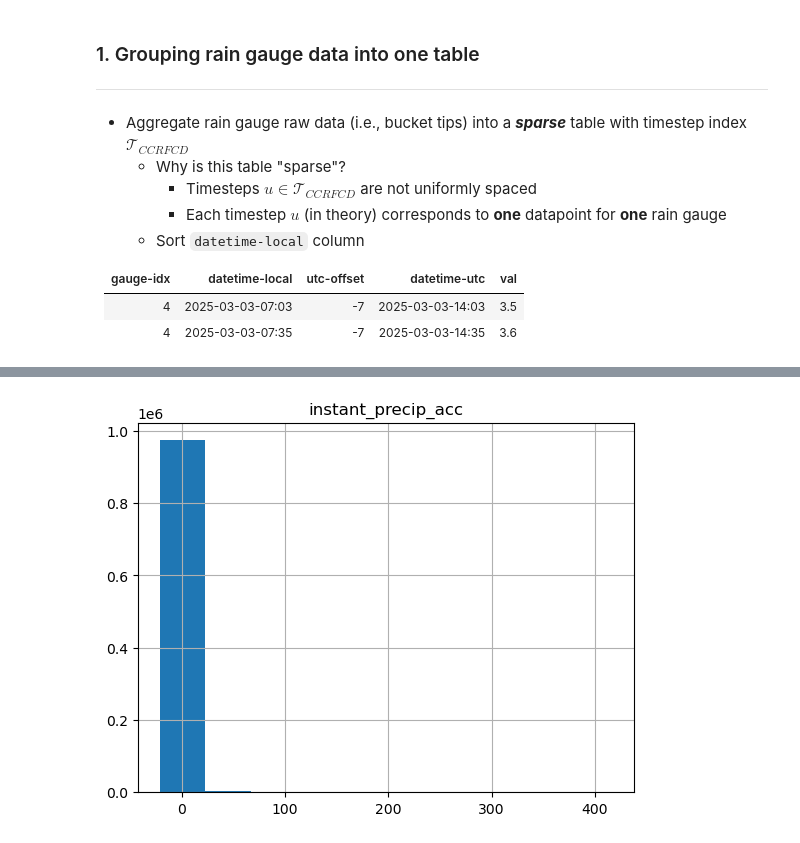
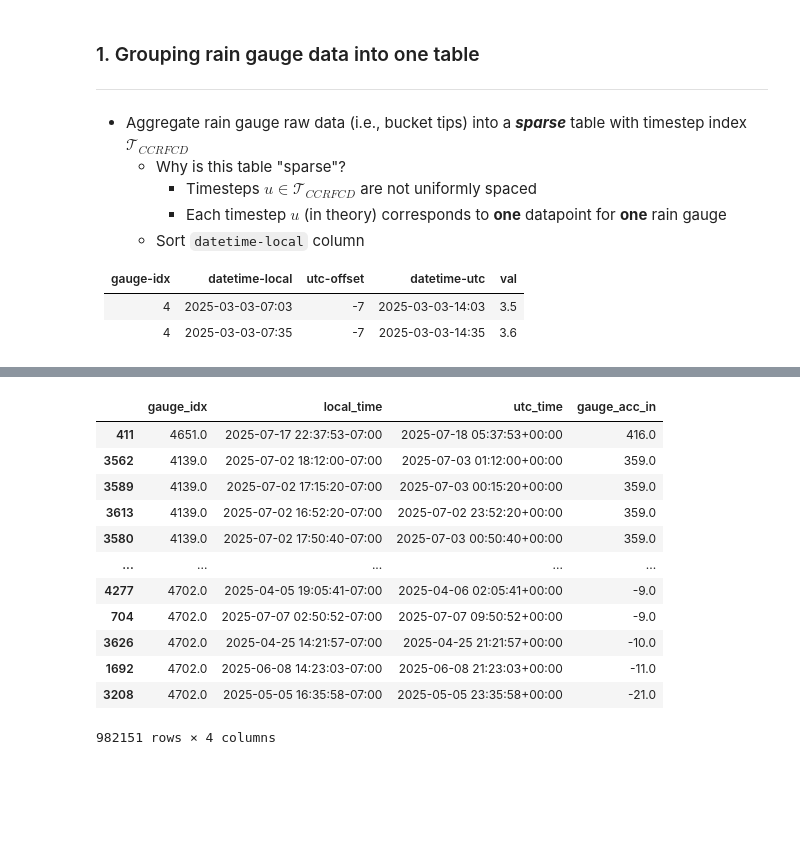
Before and after one commit to leharris3/piml-qpe, a Jupyter notebook: dataset.ipynb, the cells around one changed output, grey strips where cells are left out. Drawn from its saved outputs; the diff is of its cells as text; code cells hidden in the pictures; blank space fills up the shorter version.

Commit message:
dataset construction

```diff
--- a/dataset.ipynb
+++ b/dataset.ipynb
@@ -62,4 +34,12 @@ UTC Time: 2025-07-23 20:00:00+00:00
 # %%
+from datetime import datetime
+from zoneinfo import ZoneInfo
+
+
+# PST/PDT
+las_vegas_tz = ZoneInfo("America/Los_Angeles")
+
+
 def gen_rg_df(df: pd.DataFrame, gauge_idx: int) -> pd.DataFrame:
 
     local_dts = []
@@ -83,17 +63,22 @@ def gen_rg_df(df: pd.DataFrame, gauge_idx: int) -> pd.DataFrame:
     instant_rain_acc = df["Value"]
 
     gauge_df = pd.DataFrame({
-        'gauge_idx': [gauge_idx] * len(local_dts),
+        'gauge_idx': [gauge_idx] * len(local_dts), # repeat gauge_id for number of rows
         'local_time': local_dts,
         'utc_time': utc_dts,
-        'instant_precip_acc': instant_rain_acc,
+        'gauge_acc_in': instant_rain_acc,
     })
 
     return gauge_df
 # %%
+from tqdm import tqdm
+
+
 master_df: pd.DataFrame | None = None
 
-for fp in rg_fps:
+# iterate through CCRFCD rain gauge raw data `.csv` files
+# open each dataframe; calculate utc datetime, append df to `master_df`
+for fp in tqdm(rg_fps):
 
     # hackey way of getting the rain gauge's idx from the fp
     rg_idx = int(fp.split("_")[-1: ][0].strip(".csv"))
@@ -104,8 +89,7 @@ for fp in rg_fps:
     if master_df is None:
         master_df = rg_df
     else:
+
+        # vertical concatination
         _temp_df = pd.concat([master_df, rg_df], axis=0)
         master_df = _temp_df
-
-
-_temp_df.head()
@@ -119,5 +96,17 @@ _temp_df.head()
-# %%
-_temp_df["instant_precip_acc"].min(), _temp_df["instant_precip_acc"].max()
-_temp_df.hist("instant_precip_acc");
-# %% [output]
-[figure, removed]
+# %%
+# hmm... there are some unrealistically large/small values in our dataset
+master_df.sort_values("gauge_acc_in", ascending=False)
+# %% [output]
+|  | gauge_idx | local_time | utc_time | gauge_acc_in |
+| 411 | 4651.0 | 2025-07-17 22:37:53-07:00 | 2025-07-18 05:37:53+00:00 | 416.0 |
+| 3562 | 4139.0 | 2025-07-02 18:12:00-07:00 | 2025-07-03 01:12:00+00:00 | 359.0 |
+| 3589 | 4139.0 | 2025-07-02 17:15:20-07:00 | 2025-07-03 00:15:20+00:00 | 359.0 |
+| 3613 | 4139.0 | 2025-07-02 16:52:20-07:00 | 2025-07-02 23:52:20+00:00 | 359.0 |
+| 3580 | 4139.0 | 2025-07-02 17:50:40-07:00 | 2025-07-03 00:50:40+00:00 | 359.0 |
+| ... | ... | ... | ... | ... |
+| 4277 | 4702.0 | 2025-04-05 19:05:41-07:00 | 2025-04-06 02:05:41+00:00 | -9.0 |
+| 704 | 4702.0 | 2025-07-07 02:50:52-07:00 | 2025-07-07 09:50:52+00:00 | -9.0 |
+| 3626 | 4702.0 | 2025-04-25 14:21:57-07:00 | 2025-04-25 21:21:57+00:00 | -10.0 |
+| 1692 | 4702.0 | 2025-06-08 14:23:03-07:00 | 2025-06-08 21:23:03+00:00 | -11.0 |
+| 3208 | 4702.0 | 2025-05-05 16:35:58-07:00 | 2025-05-05 23:35:58+00:00 | -21.0 |
+982151 rows × 4 columns
```
Also changed, not shown: parts of 19 cells of this notebook, 2 other files.
